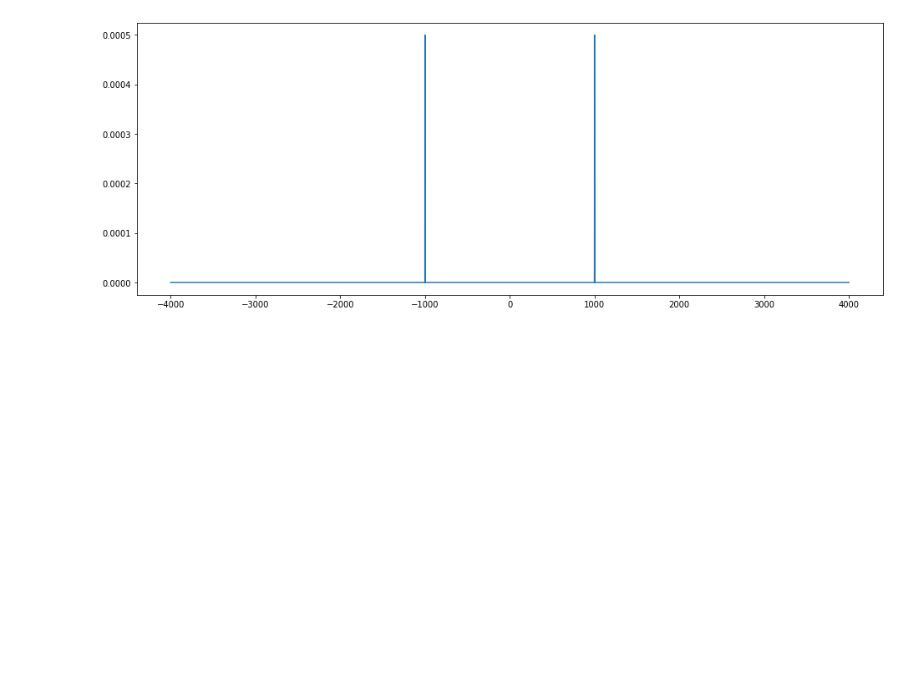
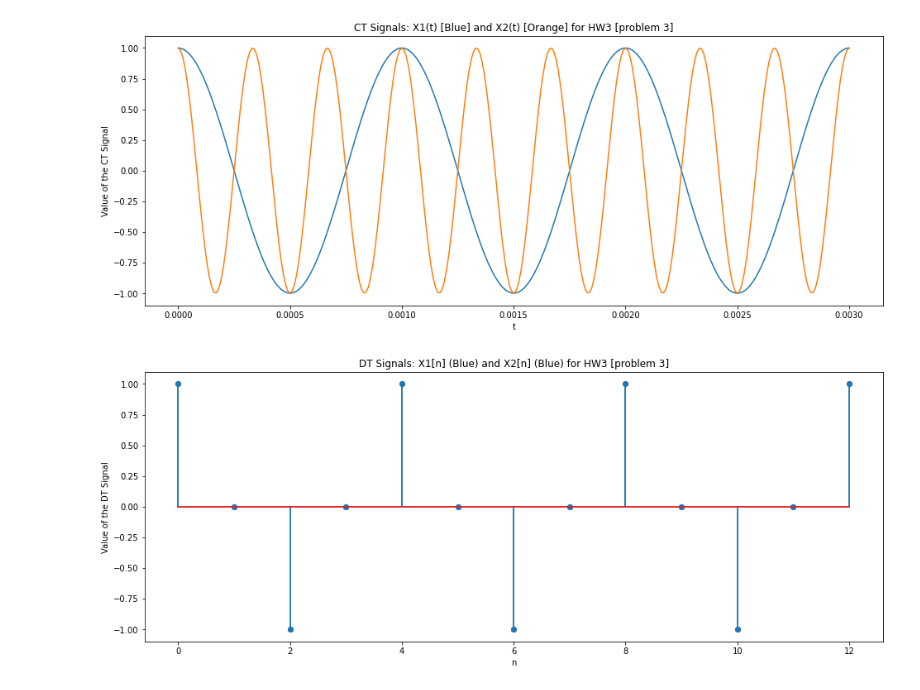
Before and after one commit to cdavin2/dsp_hw, a Jupyter notebook: hw2.ipynb, the cells around one changed output. Drawn from its saved outputs; the diff is of its cells as text; code cells hidden in the pictures; blank space fills up the shorter version.

```diff
--- a/hw2.ipynb
+++ b/hw2.ipynb
@@ -16,32 +16,25 @@ plt.rcParams['figure.figsize'] = (16, 6)
 # %%
 t = np.linspace(0, .003, 301)
 xt31 = np.cos(2*np.pi*1000*t)
 xt32 = np.cos(2*np.pi*3000*t)
 
-# plt.plot(t, xt31)
-# plt.plot(t, xt32)
-# plt.show()
+plt.title("CT Signals: X1(t) [Blue] and X2(t) [Orange] for HW3 [problem 3]")
+plt.ylabel("Value of the CT Signal")
+plt.xlabel("t")
+plt.plot(t, xt31)
+plt.plot(t, xt32)
+plt.show()
 
+plt.title("DT Signals: X1[n] (Blue) and X2[n] (Blue) for HW3 [problem 3]")
+plt.ylabel("Value of the DT Signal")
+plt.xlabel("n")
 n = np.linspace(0, 12, 13)
 xn31 = np.cos(2*np.pi*1000*(n/4000))
 xn32 = np.cos(2*np.pi*3000*(n/4000))
 
-# plt.stem(n, xn31)
-# plt.stem(n, xn32)
-# plt.show()
-
-f = np.linspace(-4000, 4000, 8001)
-xf31 = .5 * ( (f == 1000).astype(float) + (f == -1000).astype(float) )
-xf32 = .5 * ( (f == 3000).astype(float) + (f == -3000).astype(float) )
-# plt.plot(f, xf31)
-# plt.plot(f, xf32)
-# plt.show()
-
-xfs31 = np.zeros(len(f))
-for k in range(10):
-  xfs31 += (.5 * ( ( f == (k/1000 + 1000)).astype(float) + ( f == (k/1000 - 1000)).astype(float) ) ) / 1000
-
-plt.plot(f, xfs31)
+plt.stem(n, xn31)
+plt.stem(n, xn32)
 plt.show()
 # %% [output]
-[figure, old version]
+[figure, new version]
+[figure, added]
```
